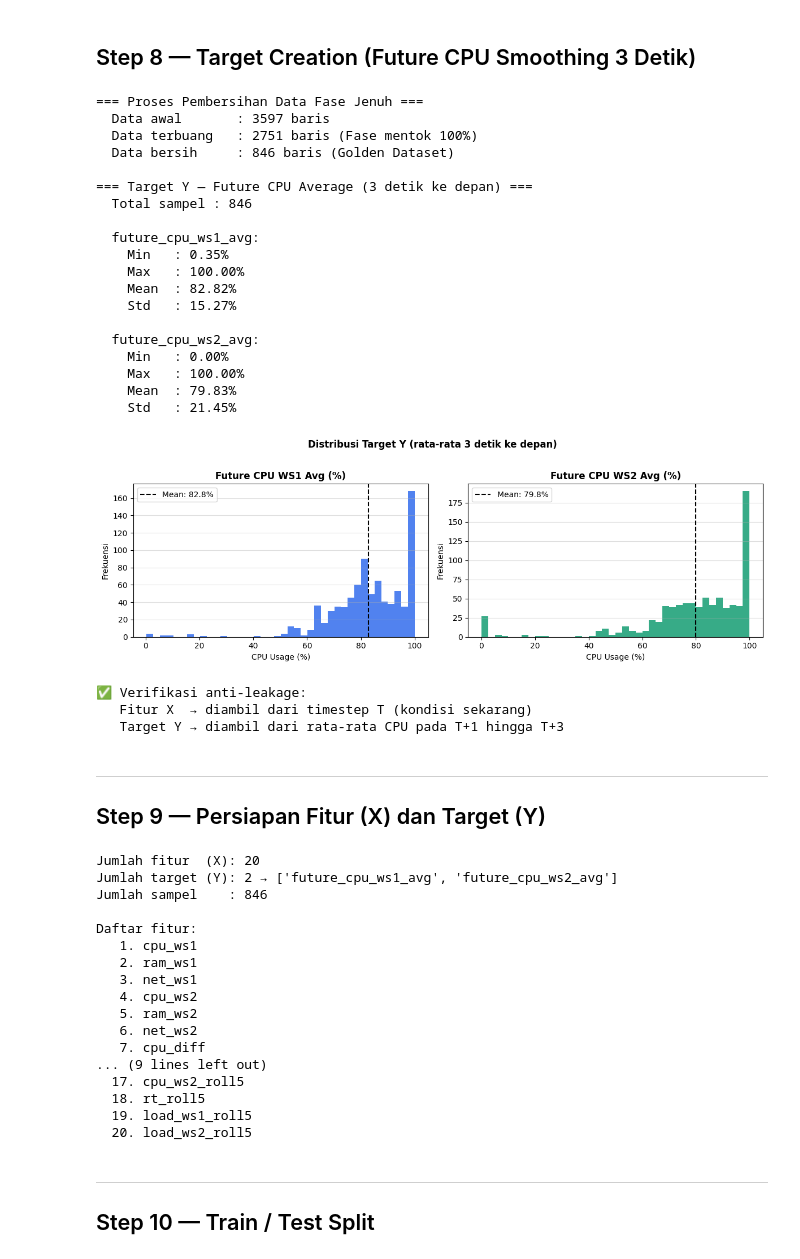
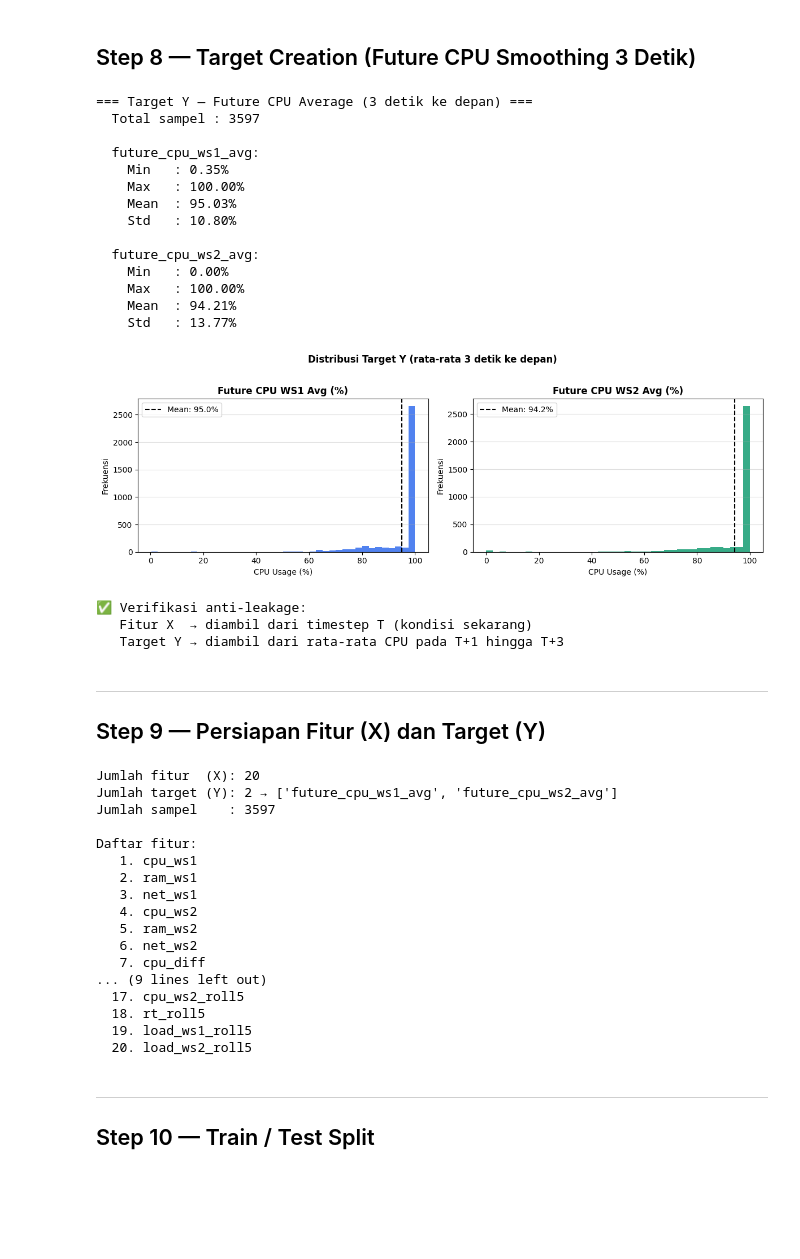
Before and after one commit to Dcrezztopia/Load-Balancing-Berbasis-AI, a Jupyter notebook: xgboost_load_balancer.ipynb, the cells around one changed output. Drawn from its saved outputs; the diff is of its cells as text; code cells hidden in the pictures; blank space fills up the shorter version.

Commit message:
com: RMSE=(0.4%, 0.3%), MAE=(0.3%, 0.3%), R2=(-1, 0) - Hasil setelah disable filter data fase jenuh

```diff
--- a/xgboost_load_balancer.ipynb
+++ b/xgboost_load_balancer.ipynb
@@ -425,15 +425,15 @@ df.dropna(subset=['future_cpu_ws1_avg', 'future_cpu_ws2_avg'], inplace=True)
 df.reset_index(drop=True, inplace=True)
 
 #Filter fase jenuh: buang baris di mana kedua server sudah sangat sibuk (≥98% CPU)
-jml_sebelum = len(df)
-df = df[~((df['cpu_ws1'] >= 98) & (df['cpu_ws2'] >= 98))]
-df.reset_index(drop=True, inplace=True)
-jml_sesudah = len(df)
+# jml_sebelum = len(df)
+# df = df[~((df['cpu_ws1'] >= 98) & (df['cpu_ws2'] >= 98))]
+# df.reset_index(drop=True, inplace=True)
+# jml_sesudah = len(df)
 
-print(f'=== Proses Pembersihan Data Fase Jenuh ===')
-print(f'  Data awal       : {jml_sebelum} baris')
-print(f'  Data terbuang   : {jml_sebelum - jml_sesudah} baris (Fase mentok 100%)')
-print(f'  Data bersih     : {jml_sesudah} baris (Golden Dataset)\n')
+# print(f'=== Proses Pembersihan Data Fase Jenuh ===')
+# print(f'  Data awal       : {jml_sebelum} baris')
+# print(f'  Data terbuang   : {jml_sebelum - jml_sesudah} baris (Fase mentok 100%)')
+# print(f'  Data bersih     : {jml_sesudah} baris (Golden Dataset)\n')
 
 print(f'=== Target Y — Future CPU Average ({SMOOTHING_WINDOW} detik ke depan) ===')
 print(f'  Total sampel : {len(df)}')
@@ -456,44 +456,39 @@ for ax, col, color, title in zip(
     ['#2563EB', '#059669'],
     ['Future CPU WS1 Avg (%)', 'Future CPU WS2 Avg (%)']
 ):
     ax.hist(df[col], bins=40, color=color, alpha=0.8, edgecolor='none')
     ax.axvline(df[col].mean(), color='black', lw=1.5, linestyle='--',
                label=f'Mean: {df[col].mean():.1f}%')
     ax.set_title(title, fontweight='bold')
     ax.set_xlabel('CPU Usage (%)')
     ax.set_ylabel('Frekuensi')
     ax.legend()
     ax.grid(axis='y', alpha=0.4)
 
 plt.suptitle(f'Distribusi Target Y (rata-rata {SMOOTHING_WINDOW} detik ke depan)',
              fontweight='bold', y=1.02)
 plt.tight_layout()
 plt.savefig('model/target_distribution.png', dpi=150, bbox_inches='tight')
 plt.show()
 print('\n✅ Verifikasi anti-leakage:')
 print(f'   Fitur X  → diambil dari timestep T (kondisi sekarang)')
 print(f'   Target Y → diambil dari rata-rata CPU pada T+1 hingga T+{SMOOTHING_WINDOW}')
 # %% [output]
-=== Proses Pembersihan Data Fase Jenuh ===
-  Data awal       : 3597 baris
-  Data terbuang   : 2751 baris (Fase mentok 100%)
-  Data bersih     : 846 baris (Golden Dataset)
-
 === Target Y — Future CPU Average (3 detik ke depan) ===
-  Total sampel : 846
+  Total sampel : 3597
 
   future_cpu_ws1_avg:
     Min   : 0.35%
     Max   : 100.00%
-    Mean  : 82.82%
-    Std   : 15.27%
+    Mean  : 95.03%
+    Std   : 10.80%
 
   future_cpu_ws2_avg:
     Min   : 0.00%
     Max   : 100.00%
-    Mean  : 79.83%
-    Std   : 21.45%
+    Mean  : 94.21%
+    Std   : 13.77%
-[figure, old version]
+[figure, new version]
 ✅ Verifikasi anti-leakage:
    Fitur X  → diambil dari timestep T (kondisi sekarang)
    Target Y → diambil dari rata-rata CPU pada T+1 hingga T+3
@@ -532,7 +527,7 @@ for i, col in enumerate(FEATURE_COLS, 1):
 # %% [output]
 Jumlah fitur  (X): 20
 Jumlah target (Y): 2 → ['future_cpu_ws1_avg', 'future_cpu_ws2_avg']
-Jumlah sampel    : 846
+Jumlah sampel    : 3597
 
 Daftar fitur:
    1. cpu_ws1
```
Also changed, not shown: parts of 9 cells of this notebook, 7 other files.
